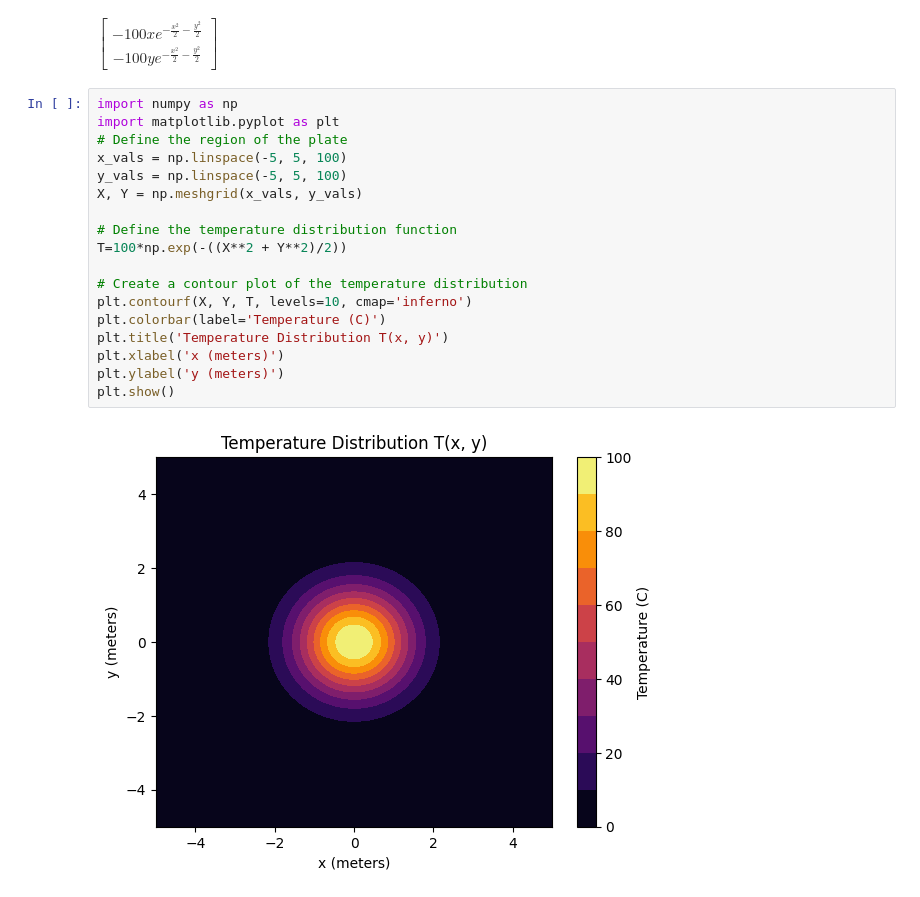
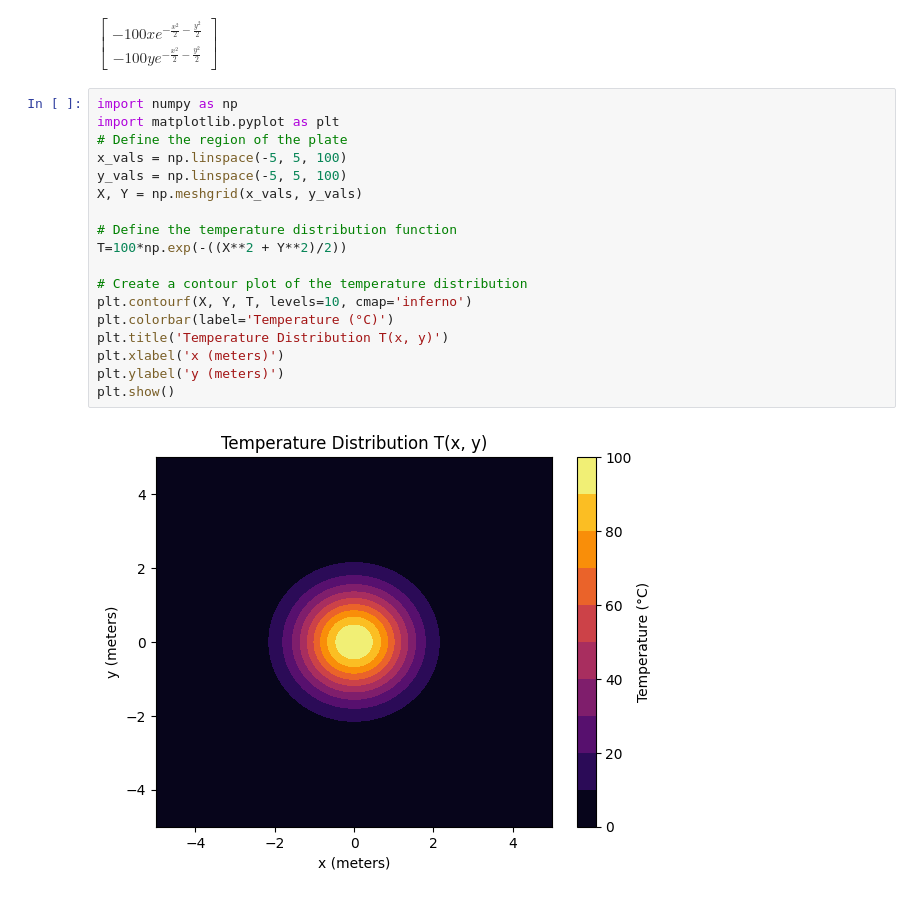
Before and after one commit to avbalwin/S2-Codebase, a Jupyter notebook: Experiment_No_3.ipynb, the cells around one changed output. Drawn from its saved outputs; the diff is of its cells as text.

```diff
--- a/Experiment_No_3.ipynb
+++ b/Experiment_No_3.ipynb
@@ -87,20 +87,20 @@ $\displaystyle \left[\begin{matrix}- 100 x e^{- \frac{x^{2}}{2} - \frac{y^{2}}{2
 # %%
 import numpy as np
 import matplotlib.pyplot as plt
 # Define the region of the plate
 x_vals = np.linspace(-5, 5, 100)
 y_vals = np.linspace(-5, 5, 100)
 X, Y = np.meshgrid(x_vals, y_vals)
 
 # Define the temperature distribution function
 T=100*np.exp(-((X**2 + Y**2)/2))
 
 # Create a contour plot of the temperature distribution
 plt.contourf(X, Y, T, levels=10, cmap='inferno')
-plt.colorbar(label='Temperature (C)')
+plt.colorbar(label='Temperature (°C)')
 plt.title('Temperature Distribution T(x, y)')
 plt.xlabel('x (meters)')
 plt.ylabel('y (meters)')
 plt.show()
 # %% [output]
-[figure, old version]
+[figure, new version]
```
